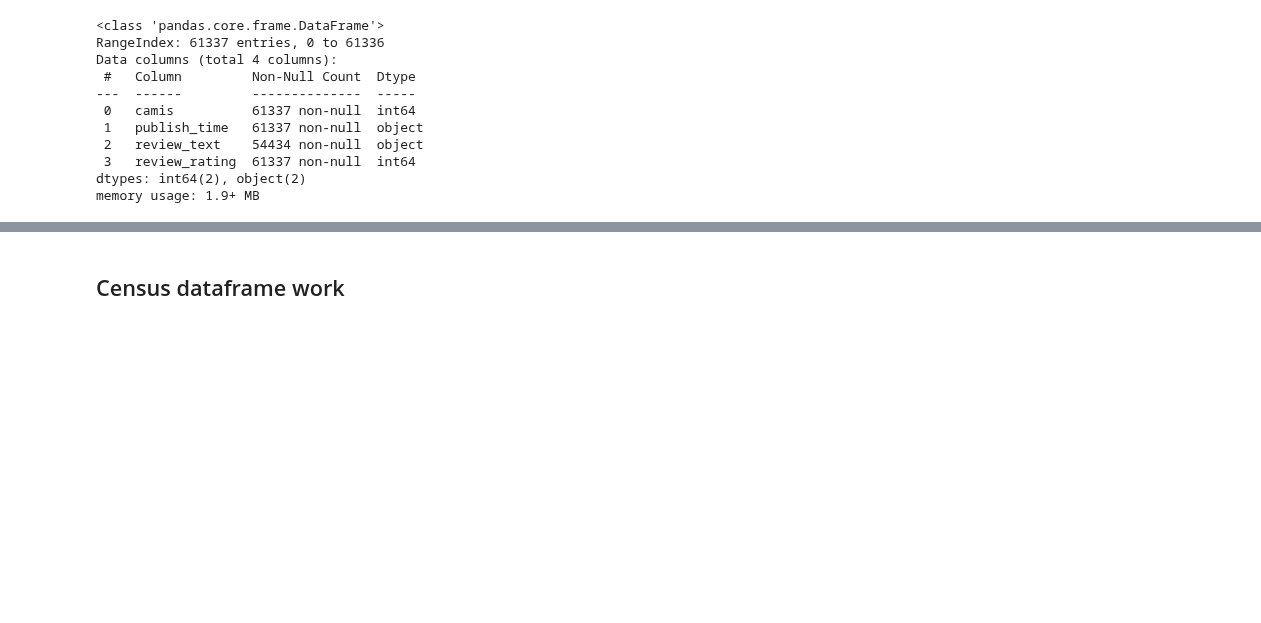
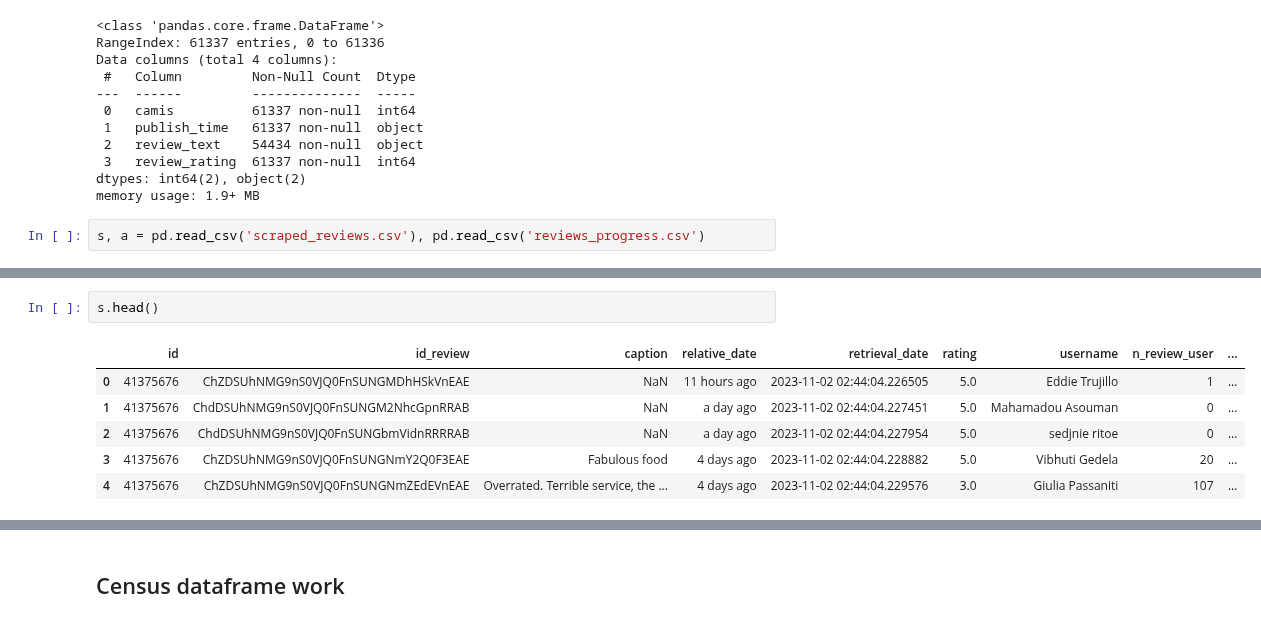
Before and after one commit to Somerville-2023/New-York-health-Inspection-Prediction, a Jupyter notebook: mvp.ipynb, the cells around one changed output, grey strips where cells are left out. Saved outputs shown, nothing was run; the diff lists cells and outputs as text; blank space fills up the shorter version.

```diff
--- a/mvp.ipynb
+++ b/mvp.ipynb
@@ -189,3 +196,5 @@ Data columns (total 4 columns):
  3   review_rating  61337 non-null  int64
 dtypes: int64(2), object(2)
 memory usage: 1.9+ MB
+# %%
+s, a = pd.read_csv('scraped_reviews.csv'), pd.read_csv('reviews_progress.csv')
@@ -191,0 +210,9 @@ memory usage: 1.9+ MB
+# %%
+s.head()
+# %% [output]
+|  | id | id_review | caption | relative_date | retrieval_date | rating | username | n_review_user | ... |
+| 0 | 41375676 | ChZDSUhNMG9nS0VJQ0FnSUNGMDhHSkVnEAE | NaN | 11 hours ago | 2023-11-02 02:44:04.226505 | 5.0 | Eddie Trujillo | 1 | ... |
+| 1 | 41375676 | ChdDSUhNMG9nS0VJQ0FnSUNGM2NhcGpnRRAB | NaN | a day ago | 2023-11-02 02:44:04.227451 | 5.0 | Mahamadou Asouman | 0 | ... |
+| 2 | 41375676 | ChdDSUhNMG9nS0VJQ0FnSUNGbmVidnRRRRAB | NaN | a day ago | 2023-11-02 02:44:04.227954 | 5.0 | sedjnie ritoe | 0 | ... |
+| 3 | 41375676 | ChZDSUhNMG9nS0VJQ0FnSUNGNmY2Q0F3EAE | Fabulous food | 4 days ago | 2023-11-02 02:44:04.228882 | 5.0 | Vibhuti Gedela | 20 | ... |
+| 4 | 41375676 | ChZDSUhNMG9nS0VJQ0FnSUNGNmZEdEVnEAE | Overrated. Terrible service, the ... | 4 days ago | 2023-11-02 02:44:04.229576 | 3.0 | Giulia Passaniti | 107 | ... |
```
Also changed, not shown: parts of 30 cells of this notebook, 2 other files.
